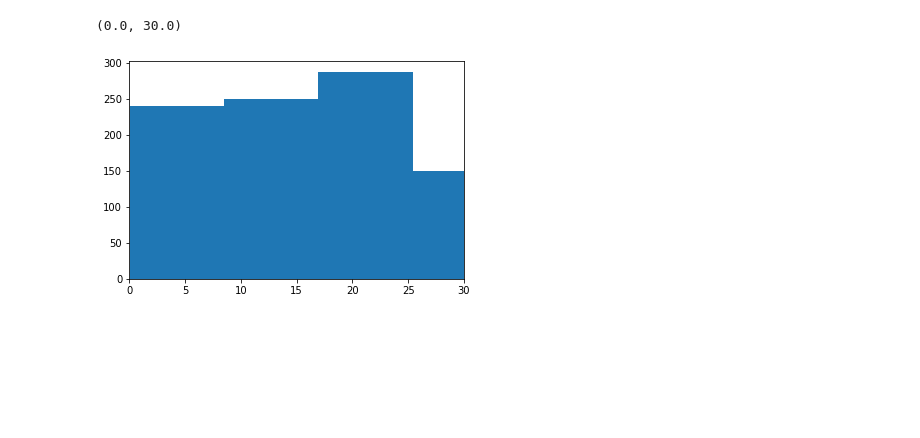
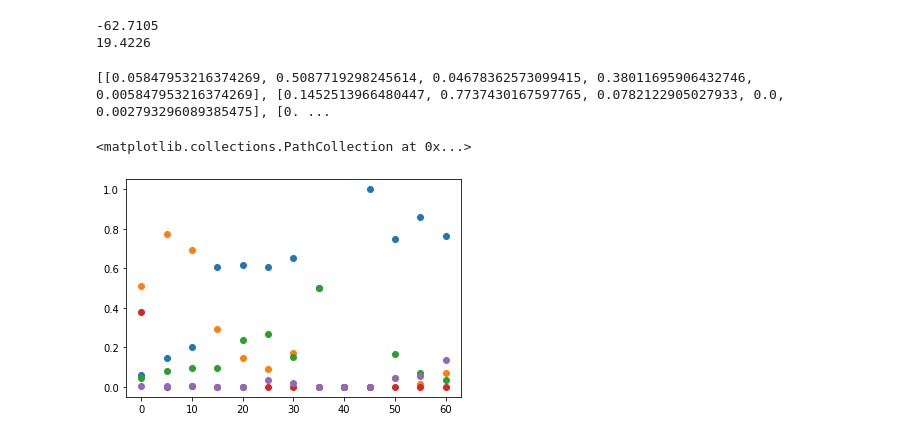
Before and after one commit to amberwang2/CLU_2022, a Jupyter notebook: plots.ipynb, the cells around one changed output. Cells and saved outputs as stored; diff of their text form; code cells hidden in the pictures; blank space fills up the shorter version.

```diff
--- a/plots.ipynb
+++ b/plots.ipynb
@@ -60,9 +49,34 @@ plt.xlim(0, 30)
-# %%
-plt.hist(cat['galb'])
-plt.xlim(0, 30)
-# %% [output]
-(0.0, 30.0)
-[figure, removed]
+# %%
+print(min(cat['galb']))
+print(max(cat['galb']))
+# %% [output]
+-62.7105
+19.4226
 # %%
-bins = np.arange(0, 180, 5)
-for i in range(np.size(bins)):
+# bin data from 0 to 65
+
+bins = []
+for i in range(0, 65, 5):
+    cat_bin = cat[np.where((abs(cat['galb']) >= i) & (abs(cat['galb']) < i + 5))]
+    perc = [len(cat_bin[np.where(cat_bin['visclass1'] == x)]) / len(cat_bin) if len(cat_bin) else 0 for x in range(1, 6)]
+    bins.append(perc)
+
+print(bins)
+# %% [output]
+[[0.05847953216374269, 0.5087719298245614, 0.04678362573099415, 0.38011695906432746, 0.005847953216374269], [0.1452513966480447, 0.7737430167597765, 0.0782122905027933, 0.0, 0.002793296089385475], [0. ...
+# %%
+bins_gal = [i[0] for i in bins]
+bins_star = [i[1] for i in bins]
+bins_junk = [i[2] for i in bins]
+bins_mw = [i[3] for i in bins]
+bins_pog = [i[4] for i in bins]
+label_x = [i for i in range(0, 65, 5)]
+
+plt.scatter(label_x, bins_gal)
+plt.scatter(label_x, bins_star)
+plt.scatter(label_x, bins_junk)
+plt.scatter(label_x, bins_mw)
+plt.scatter(label_x, bins_pog)
+# %% [output]
+<matplotlib.collections.PathCollection at 0x...>
+[figure, added]
```
Also changed, not shown: parts of 8 cells of this notebook, 2 other files.
